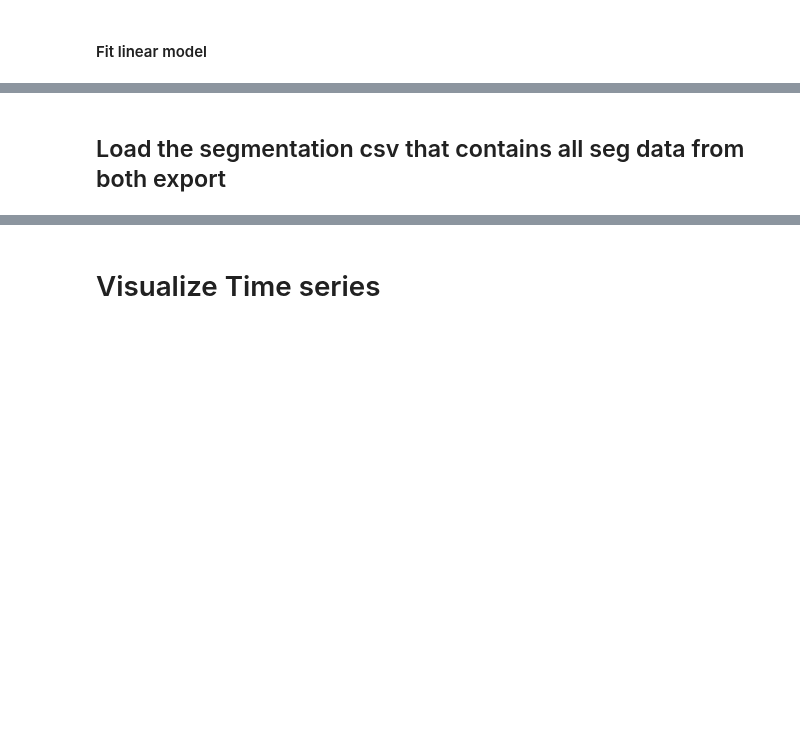
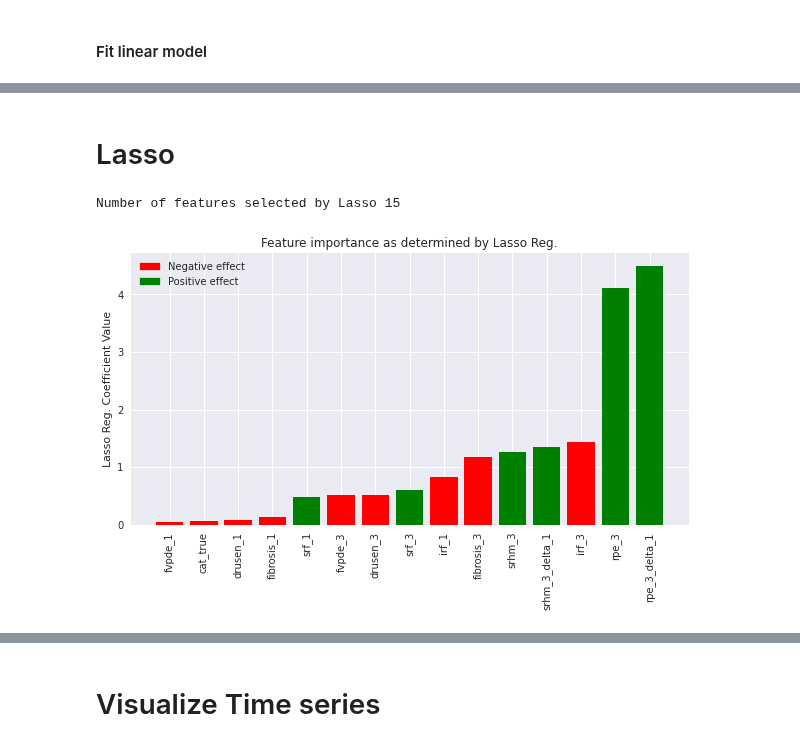
Before and after one commit to theislab/LODE, a Jupyter notebook: feature_statistics/notebooks/0_2_time_series_1-3-6-12-24-months.ipynb, the cells around one changed output, grey strips where cells are left out. Saved outputs shown, nothing was run; the diff lists cells and outputs as text; code cells hidden in the pictures; blank space fills up the shorter version.

```diff
--- a/feature_statistics/notebooks/0_2_time_series_1-3-6-12-24-months.ipynb
+++ b/feature_statistics/notebooks/0_2_time_series_1-3-6-12-24-months.ipynb
@@ -98,0 +119,10 @@ data_pd = pd.merge(data_pd, result12[["study_date_12_dicom_path", "sequence"]],
+# %%
+columns_to_check = ["seg_record_1",
+                    "seg_record_3",
+                    "seg_record_12",
+                    "study_date_1_dicom_path",
+                    "study_date_3_dicom_path",
+                    "study_date_12_dicom_path"]
+
+for col in columns_to_check:
+    print("Number of unassigned records are: ",col, sum(data_pd[col].isna()))
@@ -441,6 +450,12 @@ def associate_time_n_factors(table=None, spatial_sum=False, times=[1, 12]):
 
     for time in times[1:]:
         df[f"n_injections_{time}"] = table[f"cumsum_injections_{time}"].values.tolist()
+
+
+    for time in times[1:]:
+        df[f"cataract_surgery_{time}"] = table[f"cataract_surgery_{time}"].values.tolist()
+
+    df[f"cataract_surgery_1"] = table["cataract_surgery_before_sequence"]
     # filter all columns for the independent ones in list
     df.index = table["seq"]
     return df
@@ -645,7 +726,8 @@ df_regression["y"] = abt["cur_va_rounded_12"]
 # %% [markdown]
 #### Fit linear model
 # %%
-model_lin = sm.OLS.from_formula(f"y ~ {' + '.join(independent_variables)}",
+indep_vars = independent_variables  + ["cat_1_true", "cat_3_true"]#, "cat_false"]
+model_lin = sm.OLS.from_formula(f"y ~ {' + '.join(indep_vars)}",
                                 data=df_regression)
 
 result_lin = model_lin.fit()
@@ -943,2 +796,0 @@ plt.xticks(ticks=[0,1,2], labels=["x > 0", "0 > x > - 0.2", "x < - 0.2"])
-# %% [markdown]
-## Load the segmentation csv that contains all seg data from both export
@@ -962,0 +797,53 @@ seg_vols_paths_e2["study_date"] = seg_vols_paths_e2["study_date"].str.replace(".
+# %% [markdown]
+# Lasso
+# %%
+import matplotlib.pyplot as plt
+import numpy as np
+from sklearn.linear_model import LassoCV, Lasso
+from sklearn.metrics import r2_score
+
+independent_variables = indep_vars
+outcome = "va_change"
+
+df_regression = df_regression# [np.abs(abt_viz_norm.va_change) >= 0.15]
+
+lasso = Lasso(alpha=0.0001, normalize=True).fit(df_regression[independent_variables], df_regression["y"])
+
+importance = np.abs(lasso.coef_)
+feature_names = np.array(independent_variables)
+
+threshold = 0.00
+feature_importance = {}
+for k, imp in enumerate(importance):
+    if imp > threshold:
+        feature_importance[feature_names[k]] = (np.round(imp, 2), np.sign(lasso.coef_[k]))
+
+print("Number of features selected by Lasso", len(feature_importance))
+# %% [output]
+Number of features selected by Lasso 15
+# %%
+top = 20
+feature_importance_sorted = {k: v for k, v in sorted(feature_importance.items(), key=lambda item: item[1][0])}
+
+x = list(feature_importance_sorted.keys())[-top:]
+heights = [value[0] for value in feature_importance_sorted.values()][-top:]
+
+color_dict = {-1.0:"green", 1.0:"red"}
+colors = [color_dict[value[1]] for value in feature_importance_sorted.values()][-top:]
+
+plt.figure(figsize=(10,5))
+plt.bar(x, height=heights, color=colors)
+plt.xticks(rotation=90)
+plt.ylabel("Lasso Reg. Coefficient Value")
+plt.title("Feature importance as determined by Lasso Reg.")
+
+import matplotlib.patches as mpatches
+import matplotlib.pyplot as plt
+
+red_patch = mpatches.Patch(color='red', label='Negative effect')
+green_patch = mpatches.Patch(color='green', label='Positive effect')
+
+plt.legend(handles=[red_patch, green_patch])
+plt.show()
+# %% [output]
+[figure, added]
```
Also changed, not shown: parts of 42 cells of this notebook, 8 other files.
